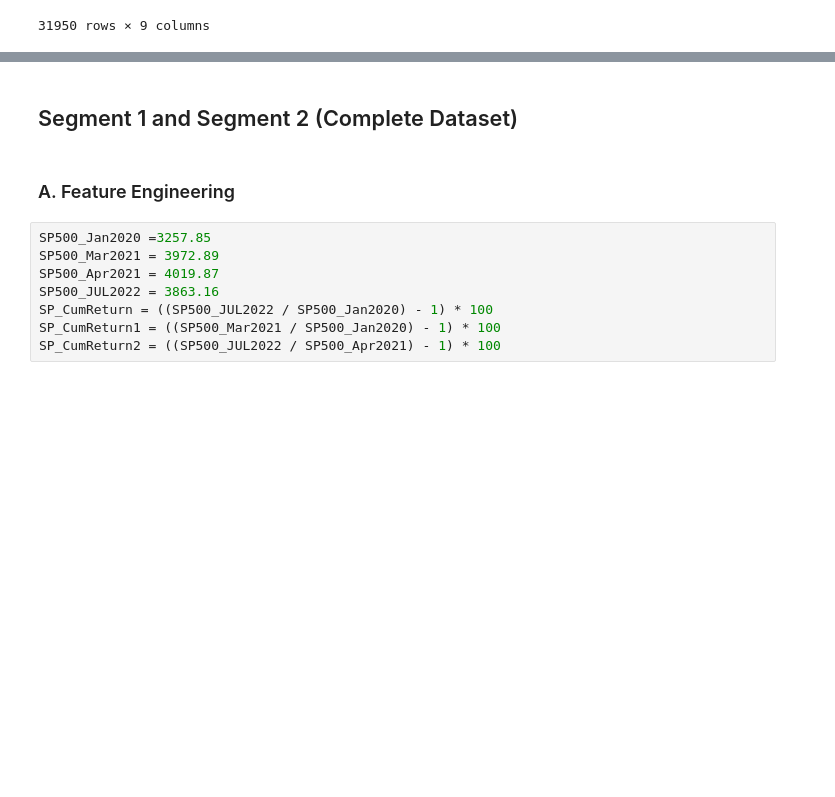
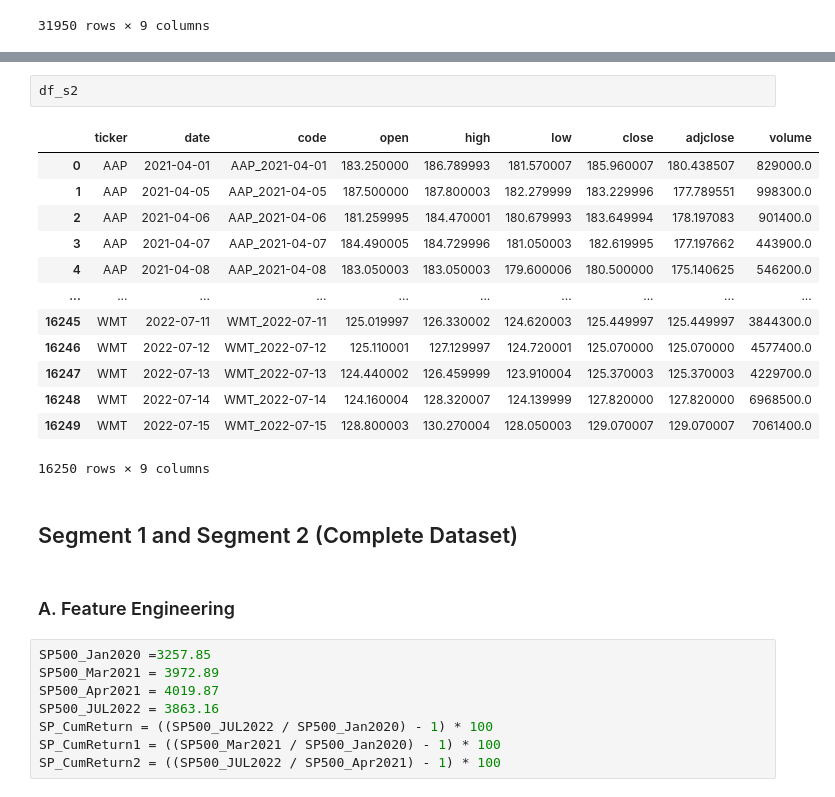
Before and after one commit to hothooper7/Stock_Market_Analysis, a Jupyter notebook: exploratory_codes/Stocks_ML_Final01.ipynb, the cells around one changed output, grey strips where cells are left out. Saved outputs shown, nothing was run; the diff lists cells and outputs as text; blank space fills up the shorter version.

```diff
--- a/exploratory_codes/Stocks_ML_Final01.ipynb
+++ b/exploratory_codes/Stocks_ML_Final01.ipynb
@@ -70,3 +94,19 @@ df_s1s2
+# %%
+df_s2
+# %% [output]
+|  | ticker | date | code | open | high | low | close | adjclose | volume |
+| 0 | AAP | 2021-04-01 | AAP_2021-04-01 | 183.250000 | 186.789993 | 181.570007 | 185.960007 | 180.438507 | 829000.0 |
+| 1 | AAP | 2021-04-05 | AAP_2021-04-05 | 187.500000 | 187.800003 | 182.279999 | 183.229996 | 177.789551 | 998300.0 |
+| 2 | AAP | 2021-04-06 | AAP_2021-04-06 | 181.259995 | 184.470001 | 180.679993 | 183.649994 | 178.197083 | 901400.0 |
+| 3 | AAP | 2021-04-07 | AAP_2021-04-07 | 184.490005 | 184.729996 | 181.050003 | 182.619995 | 177.197662 | 443900.0 |
+| 4 | AAP | 2021-04-08 | AAP_2021-04-08 | 183.050003 | 183.050003 | 179.600006 | 180.500000 | 175.140625 | 546200.0 |
+| ... | ... | ... | ... | ... | ... | ... | ... | ... | ... |
+| 16245 | WMT | 2022-07-11 | WMT_2022-07-11 | 125.019997 | 126.330002 | 124.620003 | 125.449997 | 125.449997 | 3844300.0 |
+| 16246 | WMT | 2022-07-12 | WMT_2022-07-12 | 125.110001 | 127.129997 | 124.720001 | 125.070000 | 125.070000 | 4577400.0 |
+| 16247 | WMT | 2022-07-13 | WMT_2022-07-13 | 124.440002 | 126.459999 | 123.910004 | 125.370003 | 125.370003 | 4229700.0 |
+| 16248 | WMT | 2022-07-14 | WMT_2022-07-14 | 124.160004 | 128.320007 | 124.139999 | 127.820000 | 127.820000 | 6968500.0 |
+| 16249 | WMT | 2022-07-15 | WMT_2022-07-15 | 128.800003 | 130.270004 | 128.050003 | 129.070007 | 129.070007 | 7061400.0 |
+16250 rows × 9 columns
 # %% [markdown]
 ## Segment 1 and Segment 2 (Complete Dataset)
 # %% [markdown]
```
Also changed, not shown: parts of 13 cells of this notebook.
